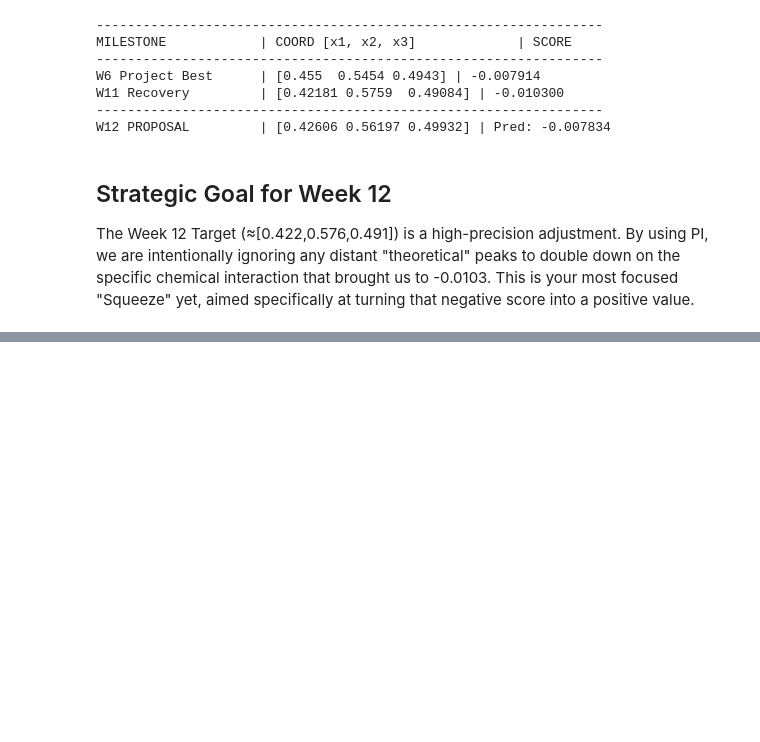
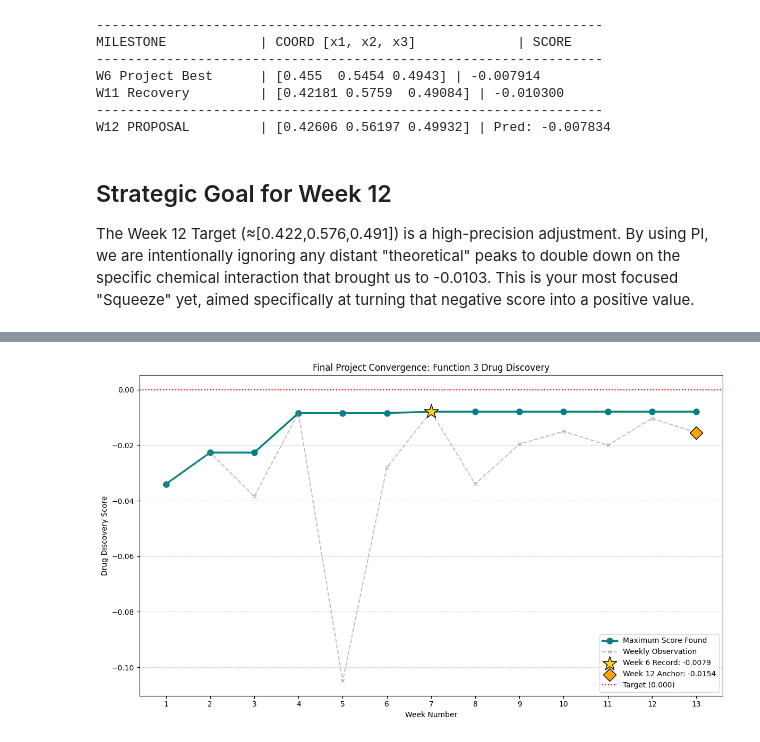
Before and after one commit to hegdevinu/Imperial-Capstone, a Jupyter notebook: notebooks/03_Function_3.ipynb, the cells around one changed output, grey strips where cells are left out. Drawn from its saved outputs; the diff is of its cells as text; code cells hidden in the pictures; blank space fills up the shorter version.

```diff
--- a/notebooks/03_Function_3.ipynb
+++ b/notebooks/03_Function_3.ipynb
@@ -1532,0 +1655,72 @@ The Week 12 Target (≈[0.422,0.576,0.491]) is a high-precision adjustment. By u
+# %%
+import numpy as np
+import matplotlib.pyplot as plt
+
+# 1. Historical Data Reconstruction
+# Based on your provided history for Function 3 (Drug Discovery Score)
+# Sequence: Initial, W1, W2, W3, W4, W5, W6, W7, W8, W9, W10, W11, W12
+y_observed = np.array([
+    -0.034000,   # Initial Best
+    -0.022632,   # Week 1
+    -0.038436,   # Week 2
+    -0.008400,   # Week 3 (Former Peak)
+    -0.105000,   # Week 4 (The Cliff)
+    -0.028000,   # Week 5
+    -0.007900,   # Week 6 (Project Record)
+    -0.033900,   # Week 7 (Drop)
+    -0.019600,   # Week 8 (Stagnation)
+    -0.015000,   # Week 9 (Recovery)
+    -0.020000,   # Week 10
+    -0.010300,   # Week 11 (Recovery)
+    -0.015426    # Week 12 (Penultimate result)
+])
+
+# 2. Calculate Convergence (Cumulative Maximum)
+# This represents the "Best Found So Far" at each point in time
+convergence = np.maximum.accumulate(y_observed)
+weeks = np.arange(1, len(y_observed) + 1)
+
+# 3. Generate Convergence Plot
+plt.figure(figsize=(12, 7))
+
+# Plot the best-found-so-far trail
+plt.plot(weeks, convergence, marker='o', linestyle='-', color='#008080',
+         linewidth=2.5, markersize=8, label='Maximum Score Found')
+
+# Plot the actual weekly observations
+plt.plot(weeks, y_observed, marker='x', linestyle='--', color='gray',
+         alpha=0.5, label='Weekly Observation')
+
+# Highlight Key Milestones
+# Week 6 Global Record
+plt.scatter(7, convergence[6], color='gold', marker='*', s=400,
+            edgecolor='black', label='Week 6 Record: -0.0079', zorder=5)
+
+# Week 12 Recovery Position
+plt.scatter(13, y_observed[12], color='orange', marker='D', s=150,
+            edgecolor='black', label='Week 12 Anchor: -0.0154', zorder=5)
+
+# Add Target Breakthrough Line
+plt.axhline(0, color='red', linestyle=':', linewidth=1.5, label='Target (0.000)')
+
+# Formatting
+plt.title('Final Project Convergence: Function 3 Drug Discovery')
+plt.xlabel('Week Number')
+plt.ylabel('Drug Discovery Score')
+plt.xticks(weeks)
+plt.grid(axis='y', linestyle='--', alpha=0.6)
+plt.legend(loc='lower right')
+plt.tight_layout()
+
+# 4. Final Summary Printout
+print("="*60)
+print(f"{'WEEK':<10} | {'WEEKLY SCORE':<15} | {'BEST SO FAR'}")
+print("-" * 60)
+for i in range(len(weeks)):
+    print(f"Week {weeks[i]:<5} | {y_observed[i]:<15.6f} | {convergence[i]:.6f}")
+print("="*60)
+print(f"PROJECT GLOBAL BEST: {np.max(y_observed):.6f} (Found in Week 7)")
+print("="*60)
+
+plt.show()
+# %% [output]
@@ -1532,0 +1746 @@ The Week 12 Target (≈[0.422,0.576,0.491]) is a high-precision adjustment. By u
+[figure, added]
```
Also changed, not shown: parts of 4 cells of this notebook, 34 other files.
